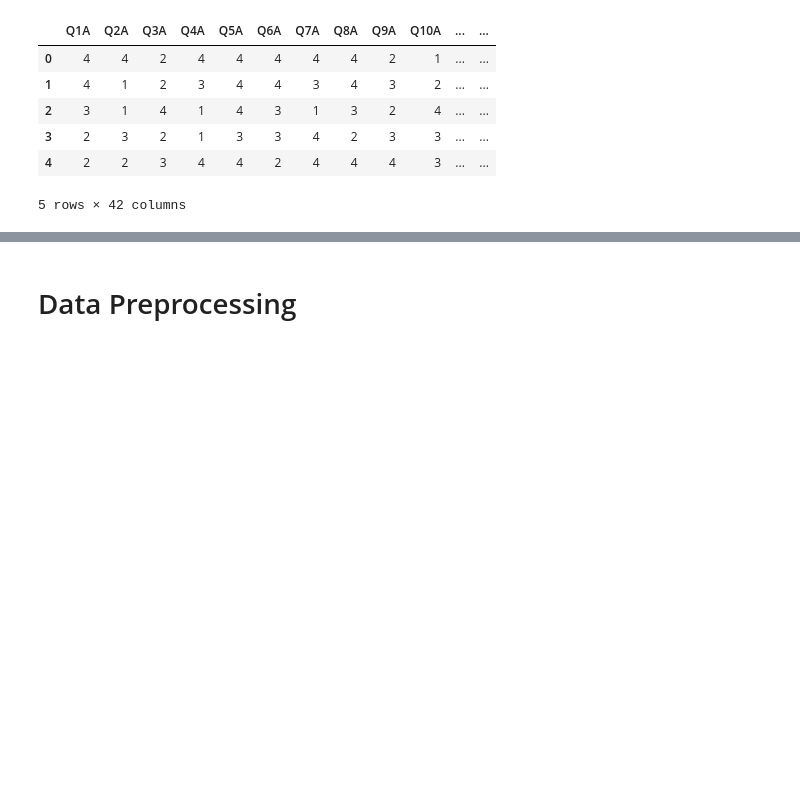
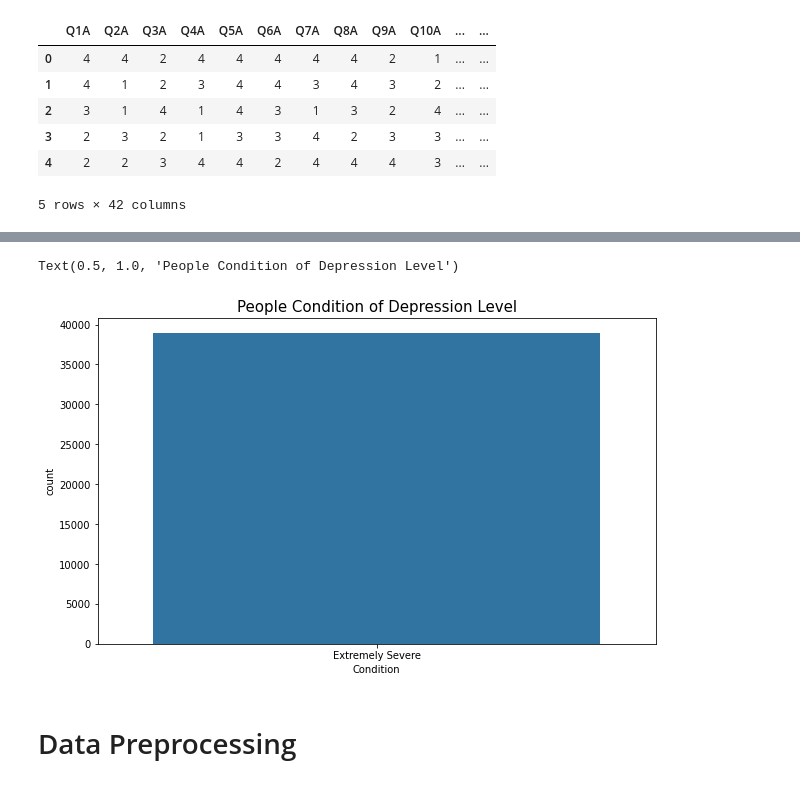
Before and after one commit to weihan444/ML-Hackathon, a Jupyter notebook: ML_Hackathon.ipynb, the cells around one changed output, grey strips where cells are left out. Saved outputs shown, nothing was run; the diff lists cells and outputs as text; code cells hidden in the pictures; blank space fills up the shorter version.

```diff
--- a/ML_Hackathon.ipynb
+++ b/ML_Hackathon.ipynb
@@ -456,6 +455,4 @@ def scores(source):
     col=list(source)
     source['Total_Count']=source[col].sum(axis=1)
     return source
-depression=scores(depression)
-stress=scores(stress)
-anxiety=scores(anxiety)
+depression_set=scores(depression)
@@ -461,0 +473,3 @@ anxiety=scores(anxiety)
+# %%
+Depression_set=pd.merge(depression_set,Filtered_data,how='left',left_index=True,right_index=True)
+Depression_set.head()
@@ -461,0 +487,15 @@ anxiety=scores(anxiety)
+# %%
+def condition(x):
+    if x<=9:
+        return 'Normal'
+    if  10<=x<=13:
+        return 'Mild'
+    if 14<=x<=20:
+        return 'Moderate'
+    if 21<=x<=27:
+        return 'Severe'
+    if x>28:
+        return 'Extremely Severe'
+
+Depression_set['Depression_Condition']=Depression_set['Total_Count'].apply(condition)
+Depression_set.head()
@@ -461,0 +510,7 @@ anxiety=scores(anxiety)
+# %%
+plt.figure(figsize=(10,6))
+sns.countplot(Depression_set.sort_values('Depression_Condition').Condition)
+plt.title('People Condition of Depression Level',fontsize=15)
+# %% [output]
+Text(0.5, 1.0, 'People Condition of Depression Level')
+[figure, added]
```
Also changed, not shown: parts of 13 cells of this notebook.
